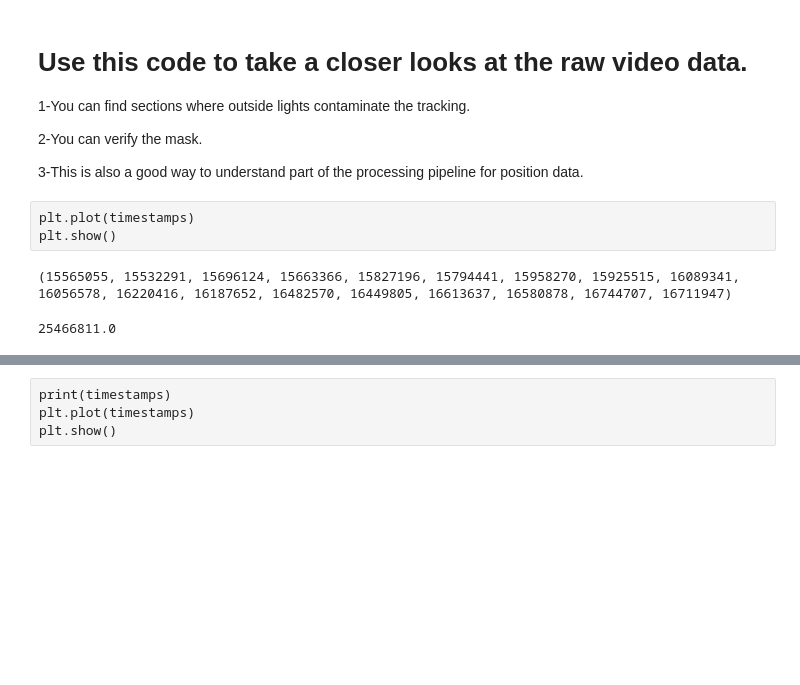
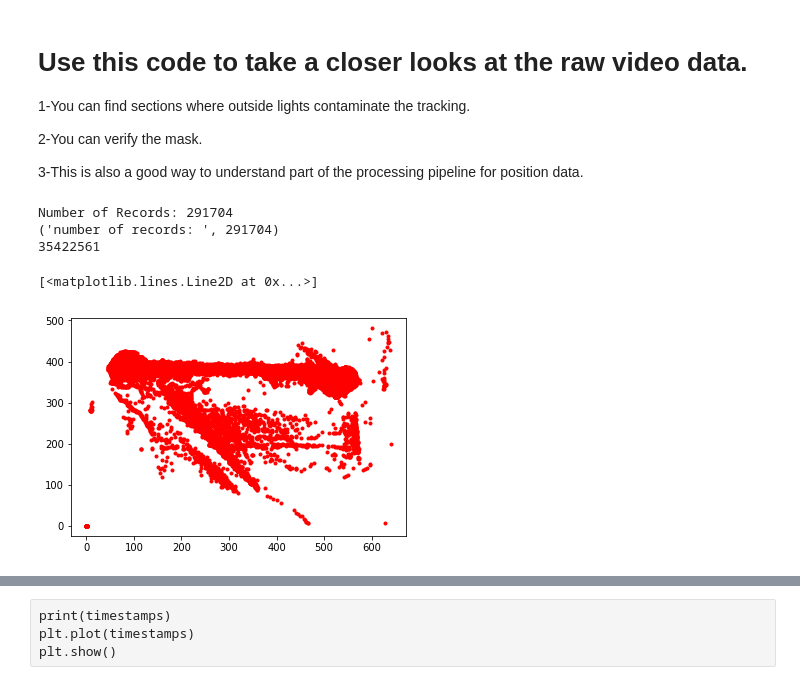
Before and after one commit to alejandroterrazas/Position-Code, a Jupyter notebook: ExamineRawVideo.ipynb, the cells around one changed output, grey strips where cells are left out. Cells and saved outputs as stored; diff of their text form; code cells hidden in the pictures; blank space fills up the shorter version.

```diff
--- a/ExamineRawVideo.ipynb
+++ b/ExamineRawVideo.ipynb
@@ -17,3 +8,0 @@ from scipy import ndimage
-# %% [raw]
-plt.plot(timestamps)
-plt.show()
@@ -22,4 +8,0 @@ timestamps, xpt, ypt, dwP, dnT = vu.getVideoData('./RawData/VT1.Nvt')
-# %%
-print(dwP[0])
-# %% [output]
-(15565055, 15532291, 15696124, 15663366, 15827196, 15794441, 15958270, 15925515, 16089341, 16056578, 16220416, 16187652, 16482570, 16449805, 16613637, 16580878, 16744707, 16711947)
@@ -28,11 +9,34 @@ xloc, yloc, ts = vu.getTrackerXY_Points('./RawData/VT1.Nvt')
 # %%
+import VideoUtils as vu
+import numpy as np
+from matplotlib import pyplot as plt
+
+import array
+
+from scipy import ndimage
+
+timestamps, xpt, ypt, dwP, dnT = vu.getVideoData('./RawData/VT1.Nvt')
+
+xloc, yloc, ts = vu.getTrackerXY_Points('./RawData/VT1.Nvt')
+
+
+npzfile = np.load('./RawData/EPOCHS.npz')
+start = npzfile['arr_0'].astype(int)
+stop = npzfile['arr_1'].astype(int)
+
 #print(ts[79000:79200]//100)
-maze_ts = ts[79000:]//100
+maze_ts = ts[start:stop]//100
 print(maze_ts[0])
 x_loc_pix = np.round(xloc/(np.max(xloc)/640))
 y_loc_pix = np.round(yloc/(np.max(yloc)/480))
 
-maze_xloc = x_loc_pix[79000:]
-maze_yloc = y_loc_pix[79000:]
+maze_xloc = x_loc_pix[start:stop]
+maze_yloc = y_loc_pix[start:stop]
+
+plt.plot(maze_xloc, maze_yloc, 'r.')
 # %% [output]
-25466811.0
+Number of Records: 291704
+('number of records: ', 291704)
+35422561
+[<matplotlib.lines.Line2D at 0x...>]
+[figure, added]
```
Also changed, not shown: parts of 13 cells of this notebook, 3 other files.
